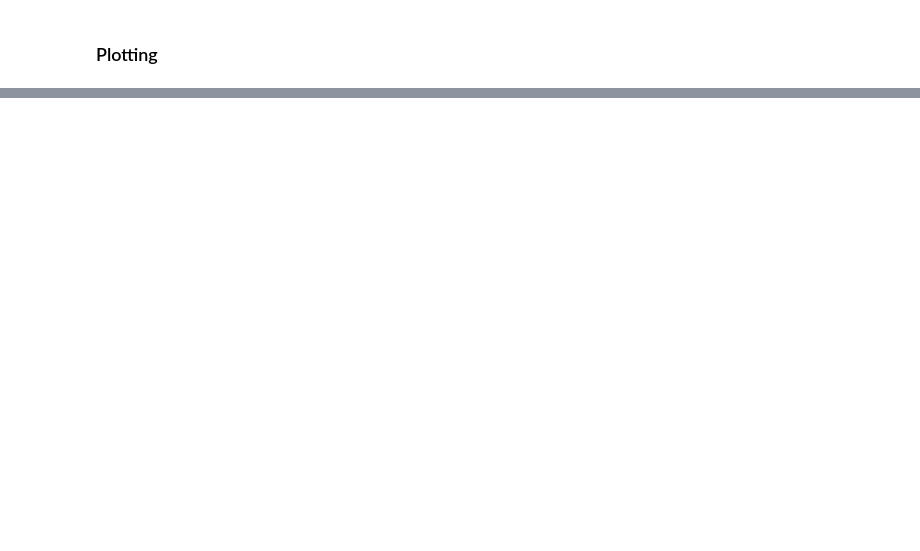
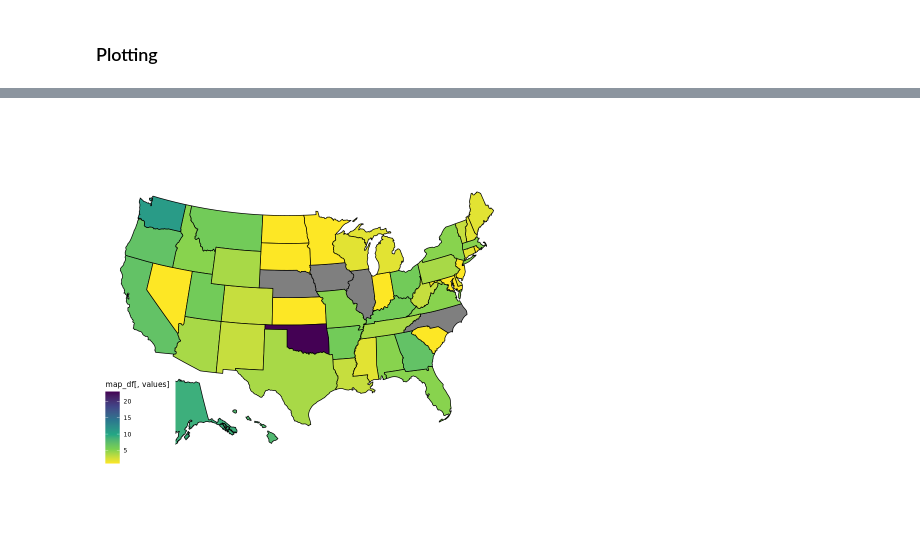
Before and after one commit to blackerby/ls562project, a Jupyter notebook: ner_mapping.ipynb, the cells around one changed output, grey strips where cells are left out. Drawn from its saved outputs; the diff is of its cells as text; code cells hidden in the pictures; blank space fills up the shorter version.

```diff
--- a/ner_mapping.ipynb
+++ b/ner_mapping.ipynb
@@ -124,7 +125,9 @@ state_map_data <- us_map(regions = c("state"))
 # %%
 map_df <- state_counts %>%
   inner_join(state_map_data) %>%
-  select(state = full, values = n) %>%
+  select(state = full, n) %>%
   distinct()
+
+map_df
 # %% [output]
 Joining, by = "full"
@@ -131,6 +153,6 @@ Joining, by = "full"
 # %% [markdown]
 ### Plotting
 # %%
-plot_usmap(data = map_df) +
+plot_usmap(data = map_df, values = c("n")) +
   scale_fill_viridis_c(direction = -1)
 # %% [output]
@@ -137,0 +159 @@ plot_usmap(data = map_df) +
+[figure, added]
```
Also changed, not shown: parts of 5 cells of this notebook.
